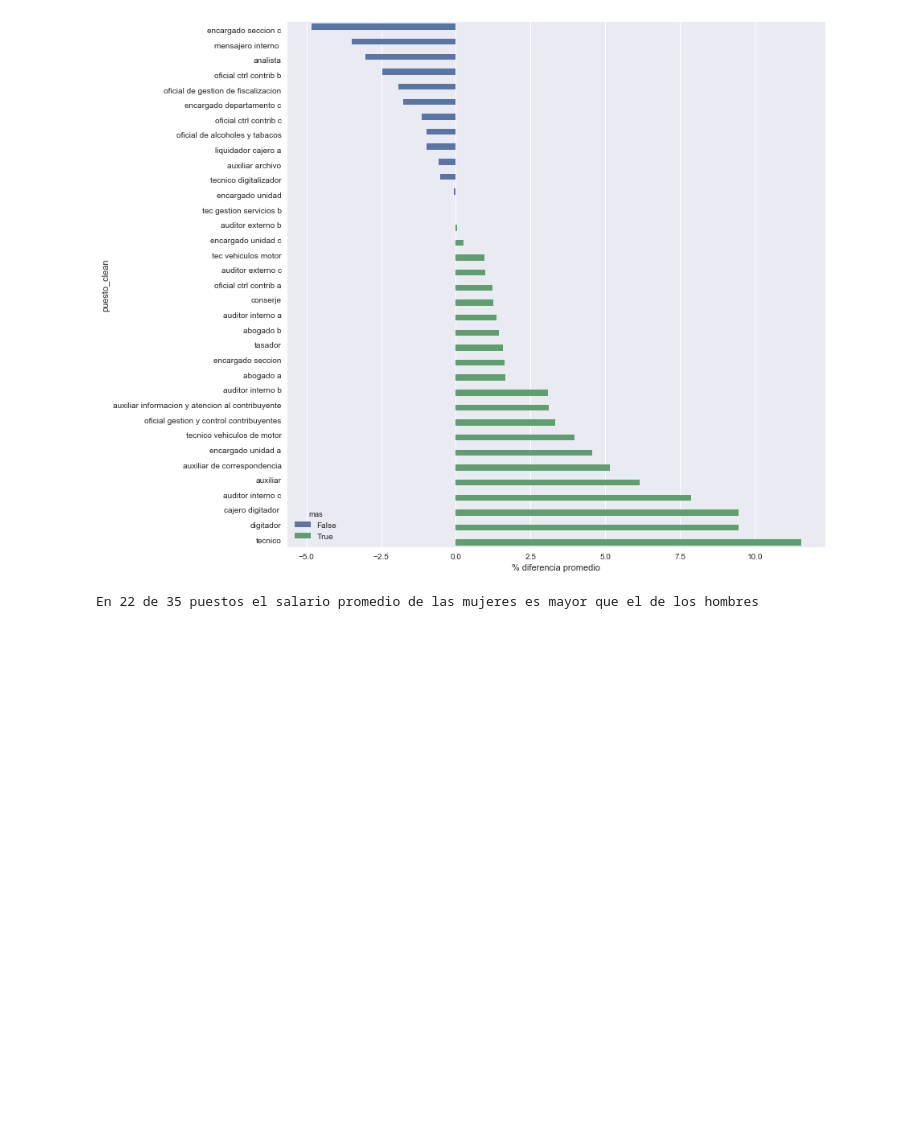
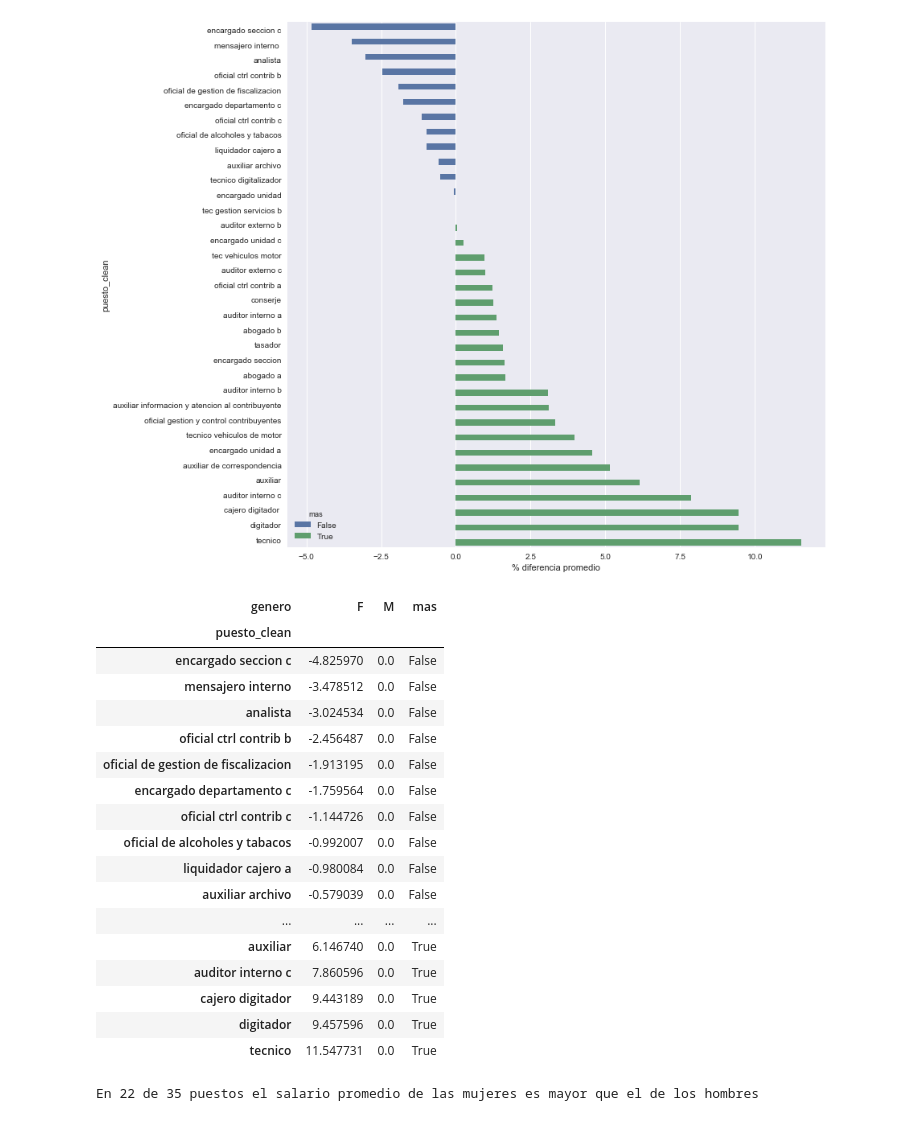
Before and after one commit to pyrdr/charlas, a Jupyter notebook: intro_eda_python/intro_pypandas.ipynb, the cells around one changed output. Cells and saved outputs as stored; diff of their text form; code cells hidden in the pictures; blank space fills up the shorter version.

```diff
--- a/intro_eda_python/intro_pypandas.ipynb
+++ b/intro_eda_python/intro_pypandas.ipynb
@@ -764,6 +784,27 @@ ax.set_xlabel('% diferencia promedio')
 # %% [output]
 <matplotlib.text.Text at 0x...>
 [figure]
+# %%
+spg_rel_pivot
+# %% [output]
+| genero | F | M | mas |
+| puesto_clean |  |  |  |
+| encargado seccion c | -4.825970 | 0.0 | False |
+| mensajero interno | -3.478512 | 0.0 | False |
+| analista | -3.024534 | 0.0 | False |
+| oficial ctrl contrib b | -2.456487 | 0.0 | False |
+| oficial de gestion de fiscalizacion | -1.913195 | 0.0 | False |
+| encargado departamento c | -1.759564 | 0.0 | False |
+| oficial ctrl contrib c | -1.144726 | 0.0 | False |
+| oficial de alcoholes y tabacos | -0.992007 | 0.0 | False |
+| liquidador cajero a | -0.980084 | 0.0 | False |
+| auxiliar archivo | -0.579039 | 0.0 | False |
+| ... | ... | ... | ... |
+| auxiliar | 6.146740 | 0.0 | True |
+| auditor interno c | 7.860596 | 0.0 | True |
+| cajero digitador | 9.443189 | 0.0 | True |
+| digitador | 9.457596 | 0.0 | True |
+| tecnico | 11.547731 | 0.0 | True |
 # %%
 print("En {:d} de {:d} puestos el salario promedio de las mujeres es mayor que el de los hombres".format(spg_rel_pivot.mas.sum(), spg_rel_pivot.shape[0]))
 # %% [output]
```
Also changed, not shown: parts of 4 cells of this notebook, 5 other files.
